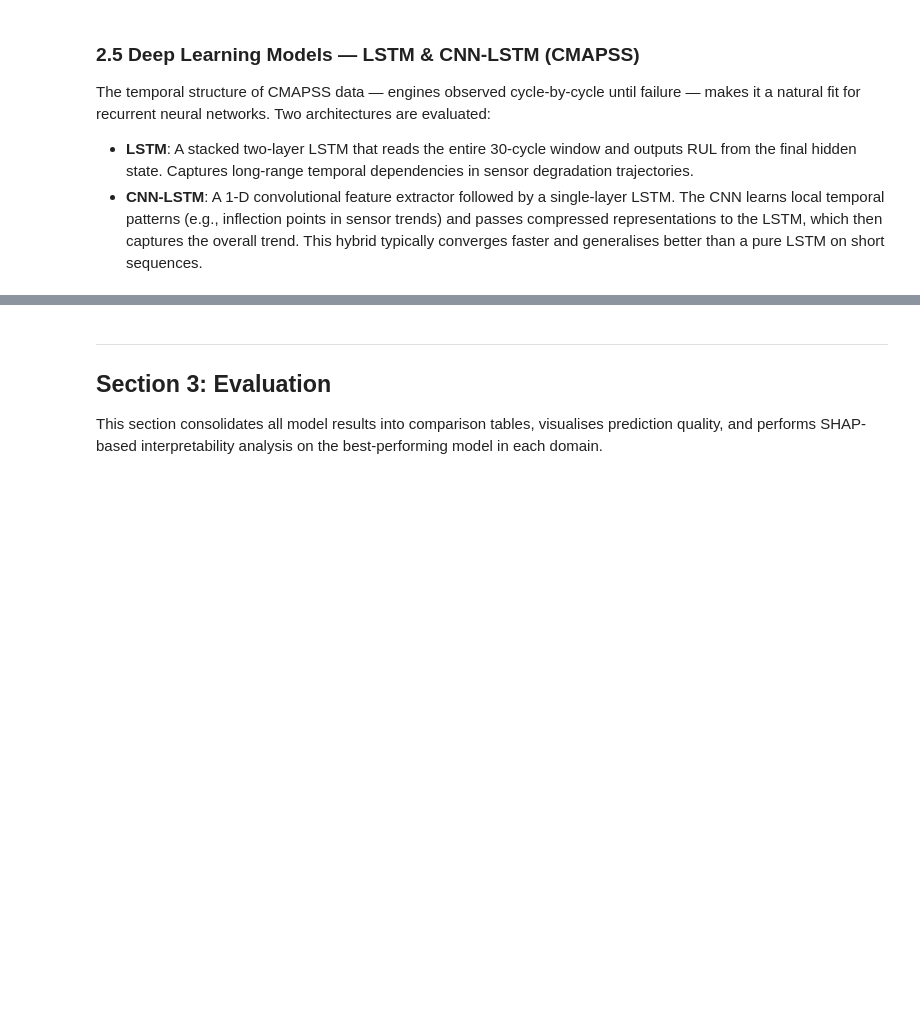
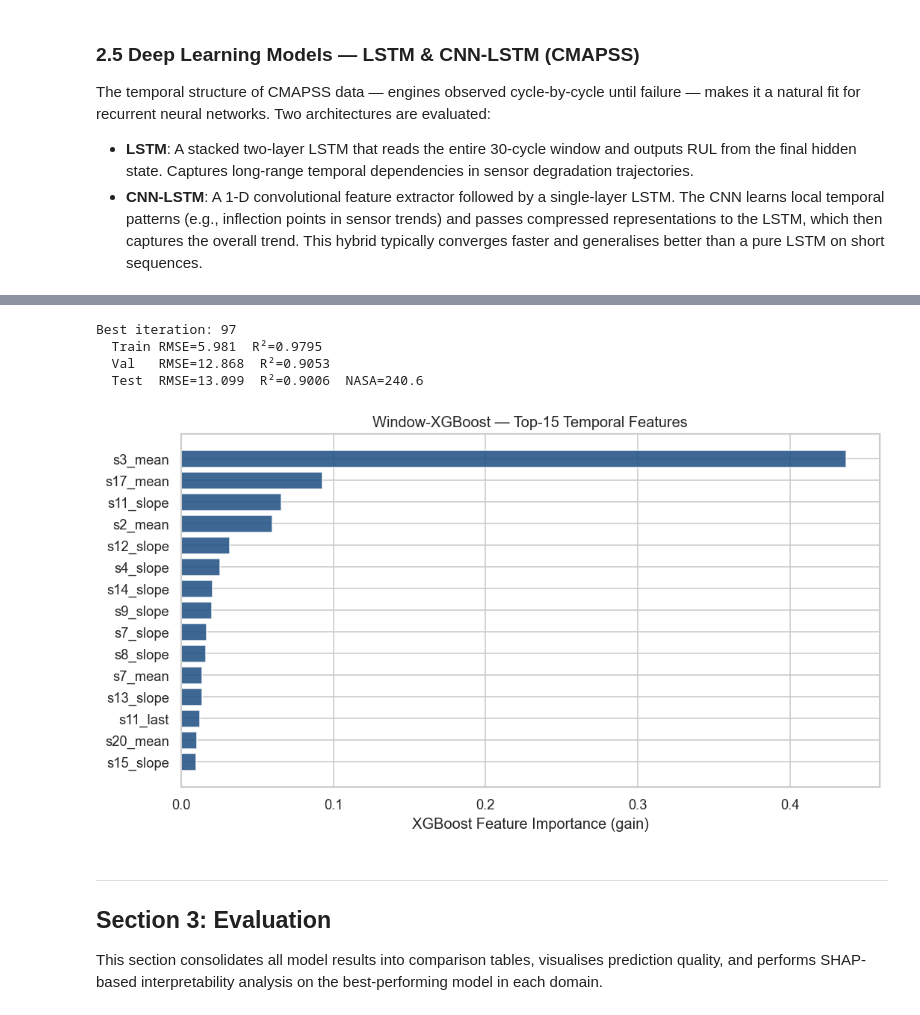
Before and after one commit to arjunvenkateshusd/ADS599, a Jupyter notebook: main_notebook.ipynb, the cells around one changed output, grey strips where cells are left out. Drawn from its saved outputs; the diff is of its cells as text; code cells hidden in the pictures; blank space fills up the shorter version.

```diff
--- a/main_notebook.ipynb
+++ b/main_notebook.ipynb
@@ -874,28 +972,9 @@ plt.show()
 # %%
 # =============================================================================
 # ADVANCED MODEL — WINDOW-XGBOOST (CMAPSS)
-# Purpose: Hand-crafted temporal features (last value, mean, std, slope per
-#          sensor over a 30-cycle window) fed into XGBoost. This bridges the
-#          gap between point-in-time XGBoost and the 1D-CNN:
-#            Point-in-time XGBoost  →  no temporal context
-#            Window-XGBoost         →  temporal context (hand-crafted features)
-#            1D-CNN                 →  temporal context (learned features)
-#          Runs in seconds (no PyTorch).
-# Expected: RMSE between point-in-time XGBoost and 1D-CNN.
+# Uses X_wfeat_train/val/test built in the cell above.
 # =============================================================================
 
-# Build window feature arrays (4 stats × 18 features = 72 features per window)
-X_wfeat_train, y_wfeat_train = make_window_features(df_train_eng, FEAT_COLS,
-                                                     window_size=WINDOW, step=5)
-X_wfeat_val,   y_wfeat_val   = make_window_features(df_val_eng,   FEAT_COLS,
-                                                     window_size=WINDOW, step=1)
-X_wfeat_test,  y_wfeat_test  = get_test_window_features(cmapss_test, FEAT_COLS,
-                                                          window_size=WINDOW)
-
-print(f"Window-feature shapes — train: {X_wfeat_train.shape}  "
-      f"val: {X_wfeat_val.shape}  test: {X_wfeat_test.shape}")
-
-# Fit XGBoost on window features
 xgb_win = xgb.XGBRegressor(
     n_estimators=500, max_depth=6, learning_rate=0.05,
     subsample=0.8, colsample_bytree=0.8, min_child_weight=5,
@@ -909,39 +988,42 @@ xgb_win.fit(X_wfeat_train, y_wfeat_train,
 pred_win_train = xgb_win.predict(X_wfeat_train)
 pred_win_val   = xgb_win.predict(X_wfeat_val)
 pred_win_test  = xgb_win.predict(X_wfeat_test)
 
 cmapss_results.append(evaluate_cmapss(y_wfeat_train, pred_win_train,
                                        name="Window-XGBoost", split="Train (sequences)"))
 cmapss_results.append(evaluate_cmapss(y_wfeat_val,   pred_win_val,
                                        name="Window-XGBoost", split="Val (sequences)"))
 cmapss_results.append(evaluate_cmapss(y_wfeat_test,  pred_win_test,
                                        name="Window-XGBoost", split="Test (last window)"))
 
-print(f"\nBest iteration: {xgb_win.best_iteration}")
+print(f"Best iteration: {xgb_win.best_iteration}")
 print(f"  Train RMSE={cmapss_results[-3]['RMSE']:.3f}  R²={cmapss_results[-3]['R²']:.4f}")
 print(f"  Val   RMSE={cmapss_results[-2]['RMSE']:.3f}  R²={cmapss_results[-2]['R²']:.4f}")
 print(f"  Test  RMSE={cmapss_results[-1]['RMSE']:.3f}  R²={cmapss_results[-1]['R²']:.4f}  "
       f"NASA={cmapss_results[-1]['NASA Score']:.1f}")
 
-# Feature importance — top-15 window features
-# Feature names: [feat_last, feat_mean, feat_std, feat_slope] interleaved
+# Top-15 feature importance
 stat_names = ["last", "mean", "std", "slope"]
 win_feat_names = [f"{f}_{s}" for f in FEAT_COLS for s in stat_names]
 importance_df = (
     pd.DataFrame({"Feature": win_feat_names,
                   "Importance": xgb_win.feature_importances_})
-    .sort_values("Importance", ascending=False)
-    .head(15)
+    .sort_values("Importance", ascending=False).head(15)
 )
-
 fig, ax = plt.subplots(figsize=(9, 5))
 ax.barh(importance_df["Feature"][::-1], importance_df["Importance"][::-1],
         color="#1C4E80", alpha=0.85)
 ax.set_xlabel("XGBoost Feature Importance (gain)")
 ax.set_title("Window-XGBoost — Top-15 Temporal Features")
 plt.tight_layout()
 plt.savefig("images/window_xgb_feature_importance.png", dpi=120)
 plt.show()
+# %% [output]
+Best iteration: 97
+  Train RMSE=5.981  R²=0.9795
+  Val   RMSE=12.868  R²=0.9053
+  Test  RMSE=13.099  R²=0.9006  NASA=240.6
+[figure, added]
 # %% [markdown]
 ---
 ## Section 3: Evaluation
```
Also changed, not shown: parts of 16 cells of this notebook, 9 other files.
